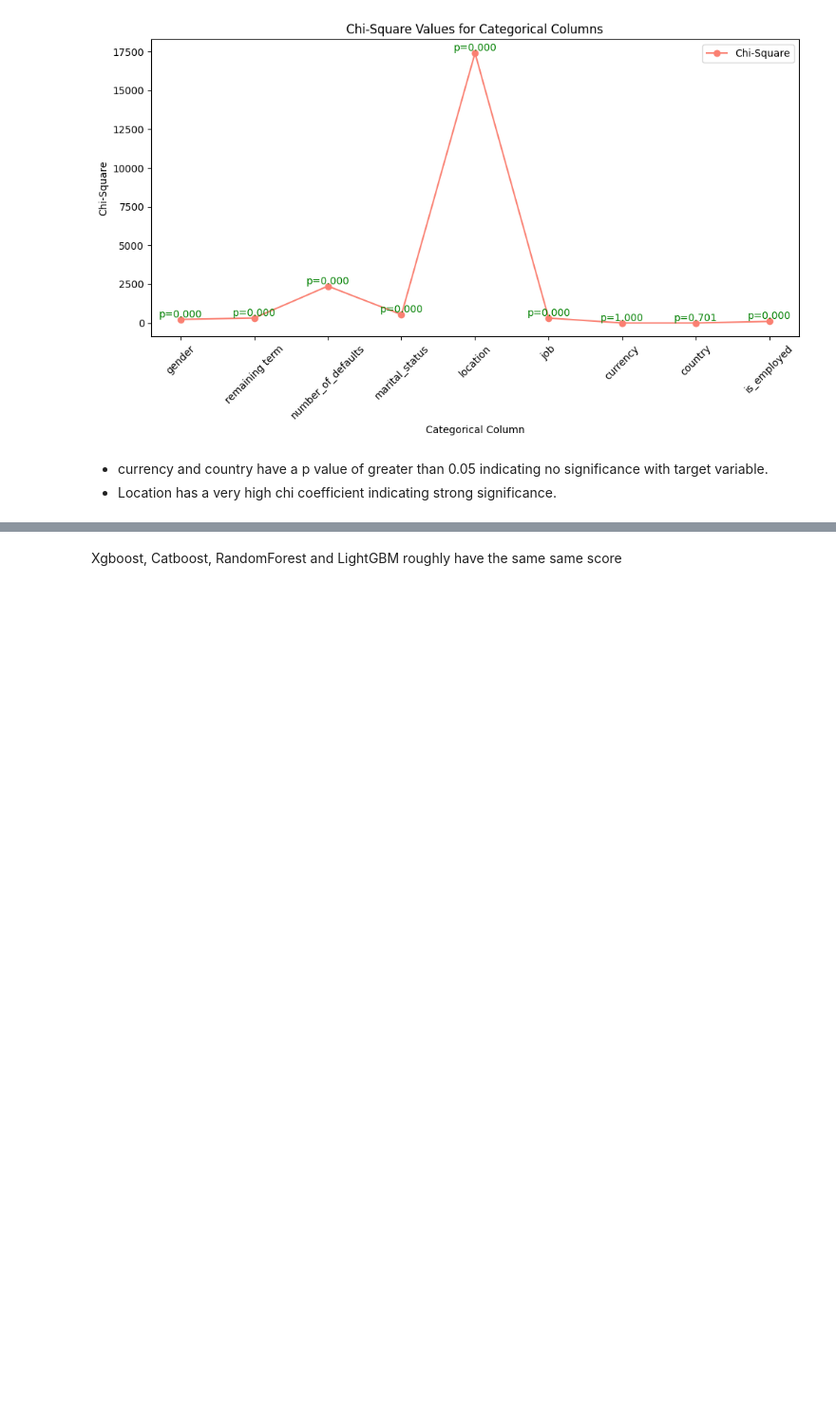
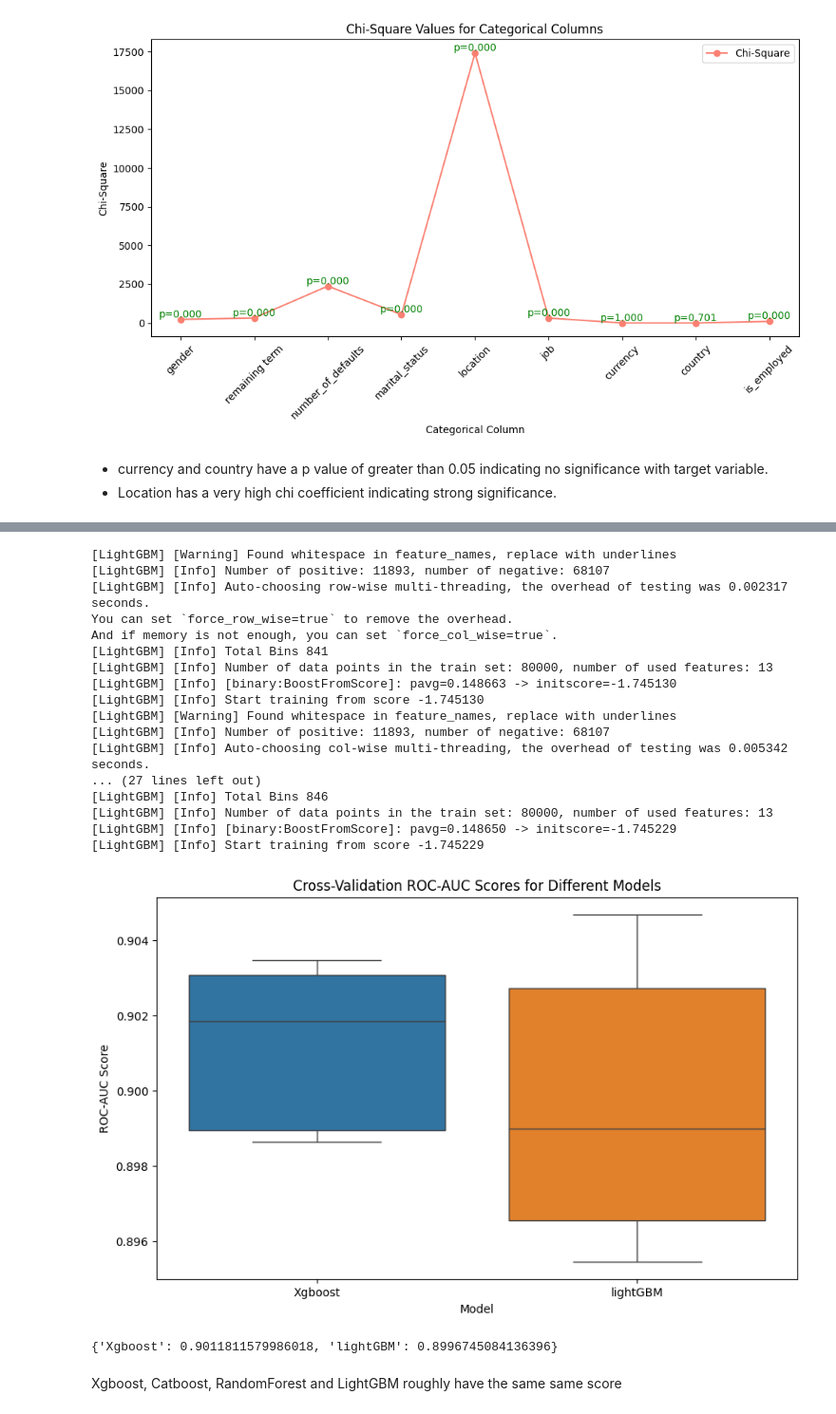
Before and after one commit to Augah2001/Data-Science-Competion-Question-and-Data, a Jupyter notebook: credit_risk.ipynb, the cells around one changed output, grey strips where cells are left out. Shown at 95% size. Saved outputs shown, nothing was run; the diff lists cells and outputs as text; code cells hidden in the pictures; blank space fills up the shorter version.

```diff
--- a/credit_risk.ipynb
+++ b/credit_risk.ipynb
@@ -744,38 +731,58 @@ from sklearn.model_selection import cross_val_score,StratifiedKFold
 from lightgbm import LGBMClassifier
 stratified_kfold = StratifiedKFold(n_splits=5, shuffle=True, random_state=42)
 fitted_models = []
-X_train, X_test, y_train, y_test,_,__ = split_data(df)
-def cross_val(X, y, show_plots= False):
+def cross_val(X, y, show_plots= True):
 
     models = {
         # 'Logistic Regression': LogisticRegression(max_iter=1000),
         # 'Decision Tree': DecisionTreeClassifier(),
         # 'Random Forest': RandomForestClassifier(),
         'Xgboost': XGBClassifier(),
         # 'Catboost': CatBoostClassifier(),
         # 'Knn': KNeighborsClassifier(),
         'lightGBM':LGBMClassifier()
     }
     mean_scores = {}
     cv_results = {}
 
     for name, model in models.items():
         cv_scores = cross_val_score(model, X, y, cv=stratified_kfold, scoring='roc_auc');
         cv_results[name] = cv_scores
         mean_scores[name] = cv_scores.mean()
         fitted_models.append(model)
 
     cv_df = pd.DataFrame(cv_results)
 
     if show_plots == True:
         # Plotting
         plt.figure(figsize=(10, 6))
         sns.boxplot(data=cv_df)
         plt.title('Cross-Validation ROC-AUC Scores for Different Models')
         plt.xlabel('Model')
         plt.ylabel('ROC-AUC Score')
         plt.show()
-        # print(mean_scores )
+        print(mean_scores )
 
 
     return mean_scores, cv_results
+cross_val(X, y);
+# %% [output]
+[LightGBM] [Warning] Found whitespace in feature_names, replace with underlines
+[LightGBM] [Info] Number of positive: 11893, number of negative: 68107
+[LightGBM] [Info] Auto-choosing row-wise multi-threading, the overhead of testing was 0.002317 seconds.
+You can set `force_row_wise=true` to remove the overhead.
+And if memory is not enough, you can set `force_col_wise=true`.
+[LightGBM] [Info] Total Bins 841
+[LightGBM] [Info] Number of data points in the train set: 80000, number of used features: 13
+[LightGBM] [Info] [binary:BoostFromScore]: pavg=0.148663 -> initscore=-1.745130
+[LightGBM] [Info] Start training from score -1.745130
+[LightGBM] [Warning] Found whitespace in feature_names, replace with underlines
+[LightGBM] [Info] Number of positive: 11893, number of negative: 68107
+[LightGBM] [Info] Auto-choosing col-wise multi-threading, the overhead of testing was 0.005342 seconds.
+... (27 lines left out)
+[LightGBM] [Info] Total Bins 846
+[LightGBM] [Info] Number of data points in the train set: 80000, number of used features: 13
+[LightGBM] [Info] [binary:BoostFromScore]: pavg=0.148650 -> initscore=-1.745229
+[LightGBM] [Info] Start training from score -1.745229
+[figure, added]
+{'Xgboost': 0.9011811579986018, 'lightGBM': 0.8996745084136396}
```
Also changed, not shown: parts of 19 cells of this notebook.
